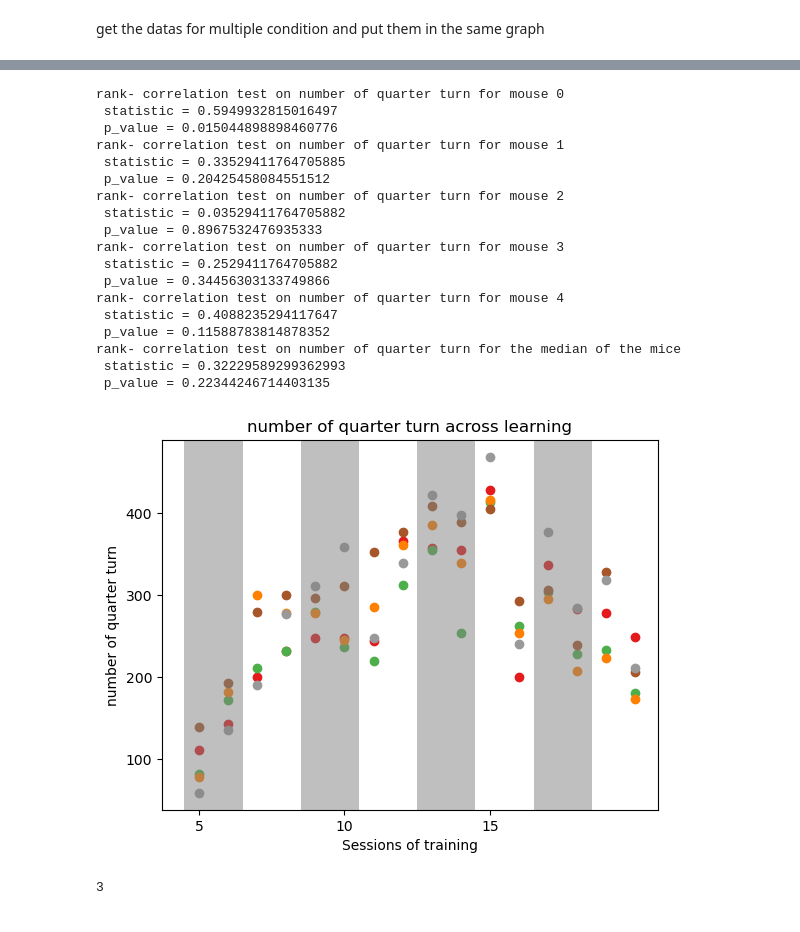
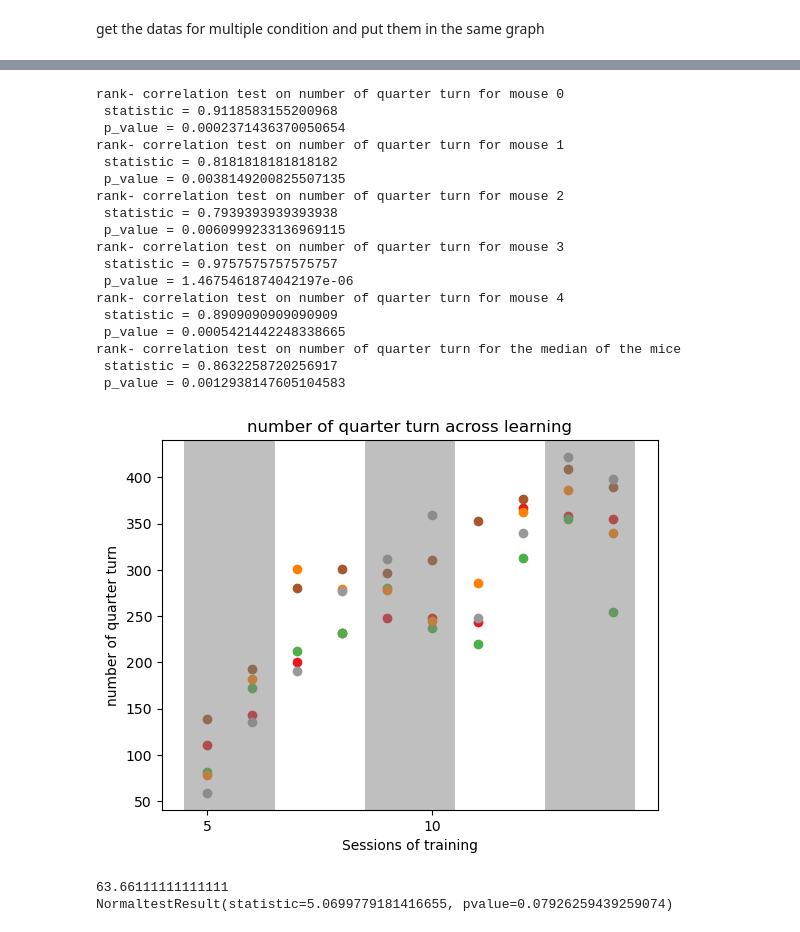
Before and after one commit to Siarkos/codes_internship_Robbe_2023, a Jupyter notebook: analysis_all_session.ipynb, the cells around one changed output, grey strips where cells are left out. Drawn from its saved outputs; the diff is of its cells as text; code cells hidden in the pictures.

```diff
--- a/analysis_all_session.ipynb
+++ b/analysis_all_session.ipynb
@@ -15,7 +19,7 @@ import matplotlib.patches as mpatches
 #                     I don't have the phase of the session
 
 
-list_mouse_number = ["MOU3975", "MOU3987", "MOU3988", "MOU3991", "MOU3992"]
+list_mouse_number = ["MOU3975", "MOU3987", "MOU3988", "MOU3991", "MOU3992", "MOU4087", "MOU4088"]
 folder_path = "/localdata/alicedata/"
 MetaData = pd.DataFrame({}) ; size_off_data = 0 #dataframe which will contain every infos of TXY
 Meta_turn = pd.DataFrame({}) ; size_off_turns = 0 #dataframe which will contain every info of turnsinfo
@@ -673,11 +679,11 @@ Cell containing the function used to do the stats for Alice's Master thesis
 # %%
 def stats_between_two_sessions(fonction_variable, mouse_name, list_session_names, metaData, meta_list_epoch, meta_session_info, meta_turn_info, variableName = ""):
     """
-    function which show the statistical difference between both sessions
+    function which show the statistical difference between both groups of sessions
 
     fonction_variable : function which take in entry the part of MetaData corresponding to the session then the list_epoch for the session and give back the variable for the session under the form of a list of values
     mouse_name : (string) name of the mouse
-    list_session_names : list of list of strings under the format [['name of CNO session 1', 'name of CNO session 2',...], ['name of control session 1', 'name of control session 2', ...]]
+    list_session_names : list of list of strings under the format [['name of control session 1', 'name of control session 2',...], ['name of CNO session 1', 'name of CNO session 2', ...]]
     metaData : the dataframe MetaData obtained in the first cell
     meta_list_epoch : the dataframe Meta_list_epoch obtained in the first cell
     meta_session_info : the dictionnary of dataframes Meta_session_info obtained in the first cell
@@ -705,6 +711,8 @@ def stats_between_two_sessions(fonction_variable, mouse_name, list_session_names
 
     statistic, p_value = stats.mannwhitneyu(variable_for_the_session[0], variable_for_the_session[1])
     print(f"rank-sum test on {variableName} \n statistic = {statistic} \n p_value = {p_value} \n n = {len(variable_for_the_session[1])} for the CNO \n n = {len(variable_for_the_session[0])} for the control")
+    print(f"CONTROL median : {np.quantile(variable_for_the_session[0], 0.5)}, first quartile : {np.quantile(variable_for_the_session[0], 0.25)}, third quartile : {np.quantile(variable_for_the_session[0], 0.75)}")
+    print(f"CNO median : {np.quantile(variable_for_the_session[1], 0.5)}, first quartile : {np.quantile(variable_for_the_session[1], 0.25)}, third quartile : {np.quantile(variable_for_the_session[1], 0.75)}")
 
     return variable_for_the_session, p_value
 # %%
@@ -782,7 +790,7 @@ def directivityBetweenObjectB(df, list_epoch, session_infos, dfturns): #take the
 # Mou3975 phase 3 ["MOU3975_20230313-1145", "MOU3975_20230318-1227"], ["MOU3975_20230315-1209", "MOU3975_20230320-1154"]
 
 variable_name  = "directivity"
-variables, p_value = stats_between_two_sessions(fonction_variable=directivityBetweenObjectB, mouse_name= "MOU3975", list_session_names= [["MOU3975_20230313-1145", "MOU3975_20230318-1227"], ["MOU3975_20230315-1209", "MOU3975_20230320-1154"]],
+variables, p_value = stats_between_two_sessions(fonction_variable=howturnB4Going, mouse_name= "MOU3975", list_session_names= [["MOU3975_20230313-1145", "MOU3975_20230318-1227"], ["MOU3975_20230315-1209", "MOU3975_20230320-1154"]],
                             metaData= MetaData, meta_list_epoch= Meta_list_epoch, meta_session_info= Meta_session_infos, meta_turn_info= Meta_turn,
                             variableName= variable_name)
 pathway = "direct"
@@ -799,8 +807,8 @@ if p_value < 0.05:
     bottom, top = plt.ylim()
 
     #if need to get fixed limits, do it here :
-    bottom = 0
-    top = 1
+    # bottom = 0
+    # top = 1
 
 
     ranging = top - bottom
@@ -832,14 +842,15 @@ Median of CNO : 0.7976988887591675
 get the datas for multiple condition and put them in the same graph
 # %%
 mouseName = "MOU3992" #indicate the name of the mouse for which the graph will be plotted
-variable_name  = "directivity"
 
 #select the pertinent informations for the mouse
 sessions_to_consider = {"MOU3975" : [["MOU3975_20230313-1145", "MOU3975_20230318-1227"], ["MOU3975_20230315-1209", "MOU3975_20230320-1154"]],
-                        "MOU3992" : [["MOU3992_20230313-1213", "MOU3992_20230318-1257"], ["MOU3992_20230315-1239", "MOU3992_20230320-1223"]]}
-pathway  = {"MOU3975" : "direct", "MOU3992" : "indirect"}
-activity = {"MOU3975" : "activation", "MOU3992" : "activation"}
-laterality = {"MOU3975" : "bilateral", "MOU3992" : "bilateral"}
+                        "MOU3992" : [["MOU3992_20230313-1213", "MOU3992_20230318-1257"], ["MOU3992_20230315-1239", "MOU3992_20230320-1223"]],
+                        "MOU4087" : [["MOU4087_20230629-1626"], ["MOU4087_20230630-1555"]],
+                        "MOU4088" : [["MOU4088_20230629-1645"], ["MOU4088_20230630-1613"]]}
+pathway  = {"MOU3975" : "direct", "MOU3992" : "indirect", "MOU4087" : "direct", "MOU4088" : "direct"}
+activity = {"MOU3975" : "activation", "MOU3992" : "activation", "MOU4087" : "inhibition", "MOU4088" : "inhibtion"}
+laterality = {"MOU3975" : "bilateral", "MOU3992" : "bilateral", "MOU4087" : "bilateral", "MOU4088" : "bilateral"}
 
 data_collection = []#data_collection will contain the values of the variables, in the order called by the functions, with each time two list, the first for the control, the second for the test
 p_collection = [] #list of the p_values
@@ -1134,49 +1147,51 @@ def ratioTurnRightDirection(df, list_epoch, session_info, turn_info):
         right_direction = [1 for a in range(len(turn_info)) if turn_info.loc[turn_info.index[a], "time"] <= 120 and turn_info.loc[turn_info.index[a], "turnDirection"] == direction]
         bad_direction = [1 for a in range(len(turn_info)) if turn_info.loc[turn_info.index[a], "time"] <= 120 and turn_info.loc[turn_info.index[a], "turnDirection"] != direction]
         try :
             return [len(bad_direction)/(len(right_direction) + len(bad_direction))]
         except ZeroDivisionError :
             return [0]
     else : return [0]
 
 def efficiencyOfTurns(df, list_epoch, session_info, turn_info):
     quartersR = [1 for epoch in list_epoch if epoch[2][0] == "Q" and epoch[2][5] == "R"]#list all the rewarded quarter-turn of the session
     quartersN = [1 for epoch in list_epoch if epoch[2][0] == "Q" and epoch[2][5] != "R"]#list all the non-rewarded quarter-turn of the session
     return[len(quartersR), len(quartersN)]
 
 def ratio_of_components(liste_entree) :
     rewards = sum([liste_entree[x] for x in range(len(liste_entree)) if x%2 == 0])# make the sum of values of pair index in the list (so the rewarded)
     unre = sum([liste_entree[x] for x in range(len(liste_entree)) if x%2 == 1])
     return (rewards - unre)/(rewards + unre)
 
 
 
 
 
 variable, p_value = stats_across_learning(numberOfQuarterTurn, ["MOU3975", "MOU3987", "MOU3988", "MOU3991", "MOU3992"], sessionFolders, metaData= MetaData, meta_list_epoch= Meta_list_epoch, meta_session_info= Meta_session_infos, meta_turn_info= Meta_turn,
-                                          variableName = "number of quarter turn", treatment_variable = np.sum, first_session= 4, last_session= 20, byDay= False)
+                                          variableName = "number of quarter turn", treatment_variable = np.sum, first_session= 4, last_session= 14, byDay= False)
 # %% [output]
 rank- correlation test on number of quarter turn for mouse 0
- statistic = 0.5949932815016497
- p_value = 0.015044898898460776
+ statistic = 0.9118583155200968
+ p_value = 0.0002371436370050654
 rank- correlation test on number of quarter turn for mouse 1
- statistic = 0.33529411764705885
- p_value = 0.20425458084551512
+ statistic = 0.8181818181818182
+ p_value = 0.0038149200825507135
 rank- correlation test on number of quarter turn for mouse 2
- statistic = 0.03529411764705882
- p_value = 0.8967532476935333
+ statistic = 0.7939393939393938
+ p_value = 0.0060999233136969115
 rank- correlation test on number of quarter turn for mouse 3
- statistic = 0.2529411764705882
- p_value = 0.34456303133749866
+ statistic = 0.9757575757575757
+ p_value = 1.4675461874042197e-06
 rank- correlation test on number of quarter turn for mouse 4
- statistic = 0.4088235294117647
- p_value = 0.11588783814878352
+ statistic = 0.8909090909090909
+ p_value = 0.0005421442248338665
 rank- correlation test on number of quarter turn for the median of the mice
- statistic = 0.32229589299362993
- p_value = 0.22344246714403135
+ statistic = 0.8632258720256917
+ p_value = 0.0012938147605104583
-[figure, old version]
+[figure, new version]
 # %%
 #tests en tout genre
-7 // 2
+print(np.median(x))
+print(stats.normaltest(x))
 # %% [output]
-3
+63.66111111111111
+NormaltestResult(statistic=5.0699779181416655, pvalue=0.07926259439259074)
```
Also changed, not shown: parts of 13 cells of this notebook, 3 other files.
